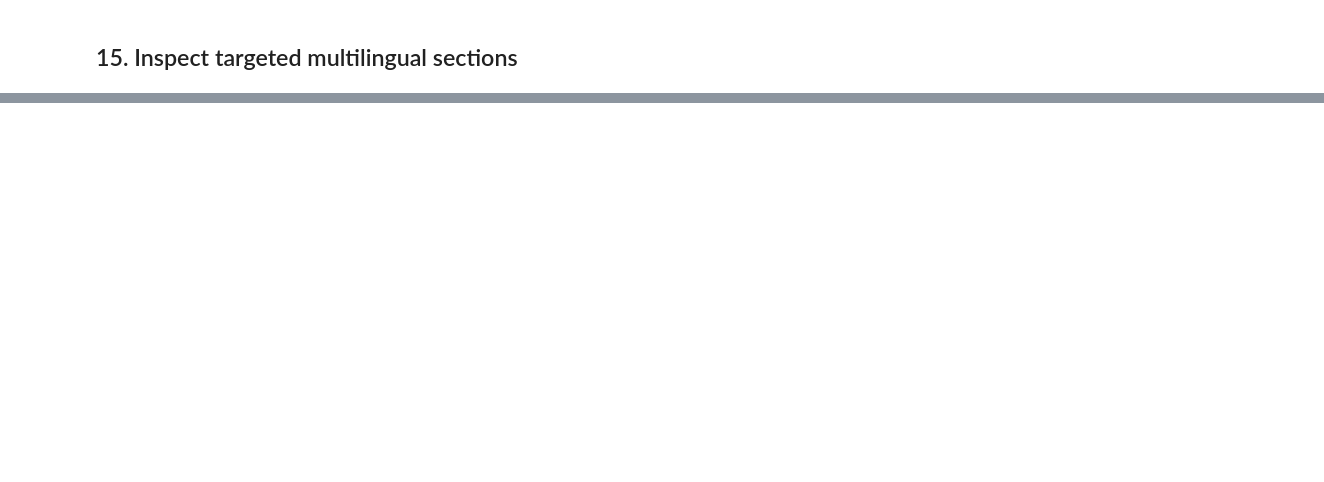
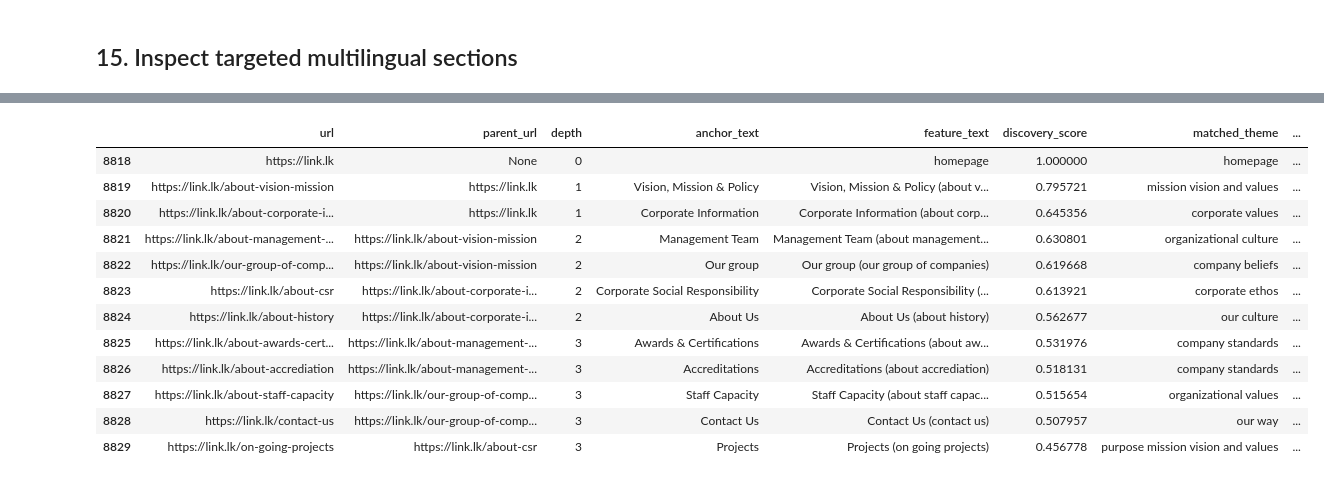
Before and after one commit to namanhtran200421/testing_ground, a Jupyter notebook: notebooks/02_multilingual_targeted_values_crawler.ipynb, the cells around one changed output, grey strips where cells are left out. Cells and saved outputs as stored; diff of their text form; code cells hidden in the pictures; blank space fills up the shorter version.

```diff
--- a/notebooks/02_multilingual_targeted_values_crawler.ipynb
+++ b/notebooks/02_multilingual_targeted_values_crawler.ipynb
@@ -2793,0 +3095,33 @@ display(
+# %%
+df_crawled_pages.loc[
+    df_crawled_pages["company_id"].eq("C1255"),
+    [
+        "url",
+        "parent_url",
+        "depth",
+        "anchor_text",
+        "feature_text",
+        "discovery_score",
+        "matched_theme",
+        "links_discovered",
+        "links_queued",
+        "crawl_error",
+    ],
+].sort_values(
+    ["depth", "discovery_score"],
+    ascending=[True, False],
+)
+# %% [output]
+|  | url | parent_url | depth | anchor_text | feature_text | discovery_score | matched_theme | ... |
+| 8818 | https://link.lk | None | 0 |  | homepage | 1.000000 | homepage | ... |
+| 8819 | https://link.lk/about-vision-mission | https://link.lk | 1 | Vision, Mission & Policy | Vision, Mission & Policy (about v... | 0.795721 | mission vision and values | ... |
+| 8820 | https://link.lk/about-corporate-i... | https://link.lk | 1 | Corporate Information | Corporate Information (about corp... | 0.645356 | corporate values | ... |
+| 8821 | https://link.lk/about-management-... | https://link.lk/about-vision-mission | 2 | Management Team | Management Team (about management... | 0.630801 | organizational culture | ... |
+| 8822 | https://link.lk/our-group-of-comp... | https://link.lk/about-vision-mission | 2 | Our group | Our group (our group of companies) | 0.619668 | company beliefs | ... |
+| 8823 | https://link.lk/about-csr | https://link.lk/about-corporate-i... | 2 | Corporate Social Responsibility | Corporate Social Responsibility (... | 0.613921 | corporate ethos | ... |
+| 8824 | https://link.lk/about-history | https://link.lk/about-corporate-i... | 2 | About Us | About Us (about history) | 0.562677 | our culture | ... |
+| 8825 | https://link.lk/about-awards-cert... | https://link.lk/about-management-... | 3 | Awards & Certifications | Awards & Certifications (about aw... | 0.531976 | company standards | ... |
+| 8826 | https://link.lk/about-accrediation | https://link.lk/about-management-... | 3 | Accreditations | Accreditations (about accrediation) | 0.518131 | company standards | ... |
+| 8827 | https://link.lk/about-staff-capacity | https://link.lk/our-group-of-comp... | 3 | Staff Capacity | Staff Capacity (about staff capac... | 0.515654 | organizational values | ... |
+| 8828 | https://link.lk/contact-us | https://link.lk/our-group-of-comp... | 3 | Contact Us | Contact Us (contact us) | 0.507957 | our way | ... |
+| 8829 | https://link.lk/on-going-projects | https://link.lk/about-csr | 3 | Projects | Projects (on going projects) | 0.456778 | purpose mission vision and values | ... |
```
Also changed, not shown: parts of 18 cells of this notebook.
